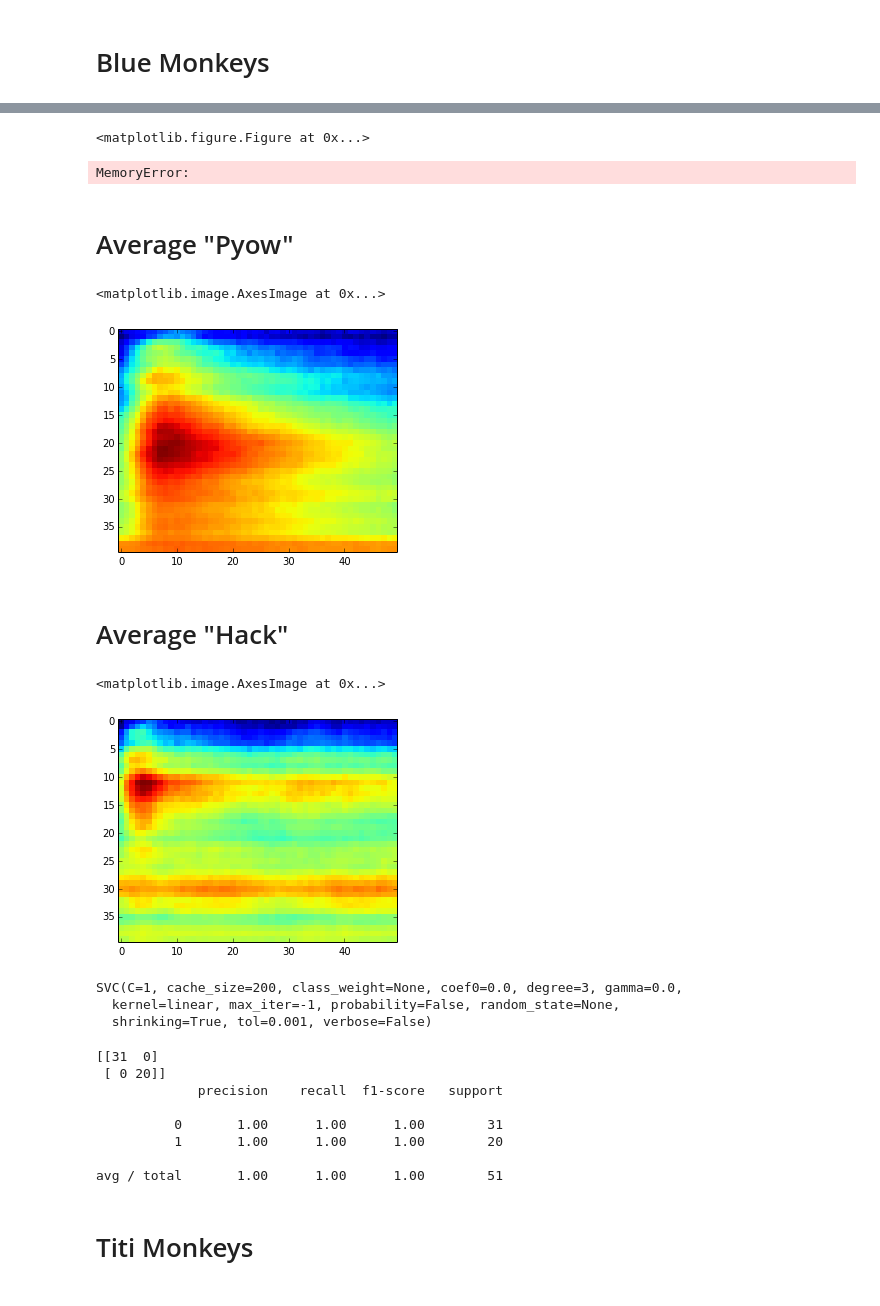
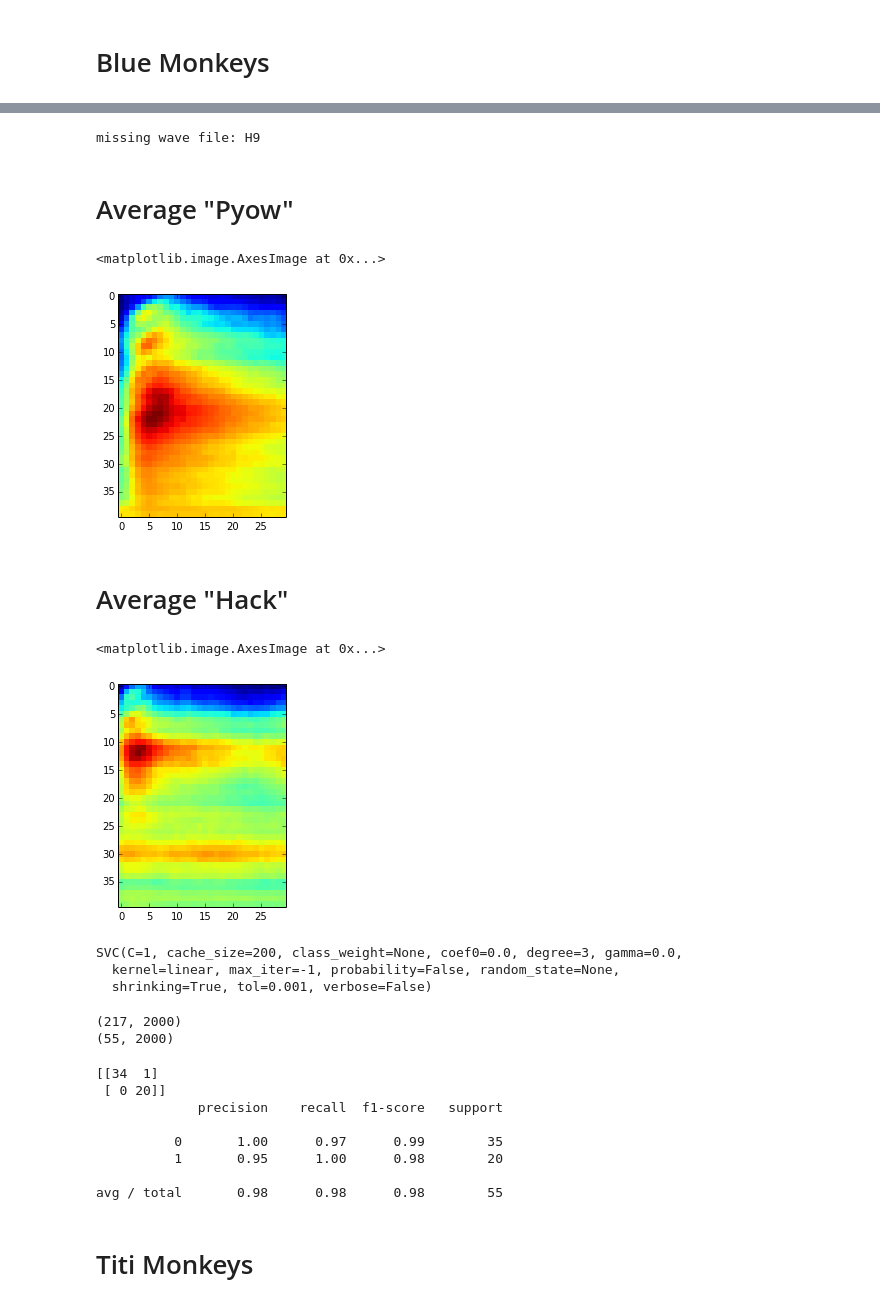
Before and after one commit to bootphon/monkey_business, a Jupyter notebook: monkey_sounds.ipynb, the cells around one changed output, grey strips where cells are left out. Drawn from its saved outputs; the diff is of its cells as text; code cells hidden in the pictures.

```diff
--- a/monkey_sounds.ipynb
+++ b/monkey_sounds.ipynb
@@ -28,7 +29,7 @@ def play(sig, fs, start_sec, end_sec):
 Blue Monkeys
 ============
 # %%
-bluemonkeydir = '/home/mwv/data/monkey_sounds/Blue_monkey/'
+bluemonkeydir = '/home/mwv/data/monkey_sounds/Blue_monkeys/'
 # %%
 # sox the wav files
 for wav in itertools.chain(rglob(bluemonkeydir, '*.wav'), rglob(bluemonkeydir, '*.WAV')):
@@ -39,7 +40,7 @@ for wav in itertools.chain(rglob(bluemonkeydir, '*.wav'), rglob(bluemonkeydir, '
 # %%
 # read textgrids
 annot = defaultdict(list)  # dict from filename to list of intervals
-for textgridfile in rglob(bluemonkeydir, '*.TextGrid'):
+for textgridfile in rglob(path.join(bluemonkeydir, 'textgrids'), '*.TextGrid'):
     key = path.splitext(path.basename(textgridfile))[0]
     try:
 	tg = TextGrid.read(textgridfile)
@@ -69,6 +70,6 @@ defaultdict(<type 'int'>, {'h': 144, 'p': 107})
 # %%
 # load one wave file to get samplerate
-wav = rglob(bluemonkeydir, '*_soxed.wav').next()
+wav = rglob(bluemonkeydir, '*.wav').next()
 fs, sound = wavfile.read(wav)
 print 'sampling rate:', fs
 print 'nchannels:', len(sound.shape)
@@ -121,5 +86,0 @@ d = scipy.spatial.distance.squareform(scipy.spatial.distance.pdist(spec1[:20000]
-# %%
-imshow(d, interpolation='nearest')
-show()
-# %% [output]
-<matplotlib.figure.Figure at 0x...>
@@ -128,14 +87,10 @@ del d
-# %%
-scipy.spatial.distance.squareform(d).shape
-# %% [output]
-MemoryError:
 # %%
 # load data
 X = np.empty((nsamples, NFRAMES*nfilt), dtype=np.double)
 y = np.empty((nsamples,), dtype=np.uint8)
 idx = 0
 for fname in annot:
-    wav = path.join(bluemonkeydir, fname + '_soxed.wav')
+    wav = path.join(bluemonkeydir, 'audio', fname + '.wav')
     if not path.exists(wav):
 	print 'missing wave file:', fname
 	continue
@@ -154,22 +109,24 @@ for fname in annot:
 	    X[idx] = np.hstack(spec[int(start*frate):int(start*frate)+NFRAMES])
 	y[idx] = label2idx[mark]
 	idx += 1
+# %% [output]
+missing wave file: H9
 # %% [markdown]
 Average "Pyow"
 ==============
 # %%
-imshow(np.mean(X.reshape(nsamples, NFRAMES, nfilt)[y==1], axis=0).T, interpolation='nearest')
+imshow(np.mean(X.reshape(nsamples, NFRAMES, nfilt)[y==1], axis=0).T[:,:30], interpolation='nearest')
 # %% [output]
 <matplotlib.image.AxesImage at 0x...>
-[figure, old version]
+[figure, new version]
 # %% [markdown]
 Average "Hack"
 ==============
 # %%
-imshow(np.mean(X.reshape(nsamples, NFRAMES, nfilt)[y==0], axis=0).T, interpolation='nearest')
+imshow(np.mean(X.reshape(nsamples, NFRAMES, nfilt)[y==0], axis=0).T[:,:30], interpolation='nearest')
 # %% [output]
 <matplotlib.image.AxesImage at 0x...>
-[figure, old version]
+[figure, new version]
 # %%
 # split into training and test sets
 X_train, X_test, y_train, y_test = train_test_split(X, y, test_size=0.2)
@@ -181,19 +138,25 @@ print clf
 SVC(C=1, cache_size=200, class_weight=None, coef0=0.0, degree=3, gamma=0.0,
   kernel=linear, max_iter=-1, probability=False, random_state=None,
   shrinking=True, tol=0.001, verbose=False)
+# %%
+print X_train.shape
+print X_test.shape
+# %% [output]
+(217, 2000)
+(55, 2000)
 # %%
 y_pred = clf.predict(X_test)
 print metrics.confusion_matrix(y_test, y_pred)
 print metrics.classification_report(y_test, y_pred)
 # %% [output]
-[[31  0]
+[[34  1]
  [ 0 20]]
              precision    recall  f1-score   support
 
-          0       1.00      1.00      1.00        31
-          1       1.00      1.00      1.00        20
+          0       1.00      0.97      0.99        35
+          1       0.95      1.00      0.98        20
 
-avg / total       1.00      1.00      1.00        51
+avg / total       0.98      0.98      0.98        55
 # %% [markdown]
 Titi Monkeys
 ============
```
Also changed, not shown: parts of 24 cells of this notebook.
